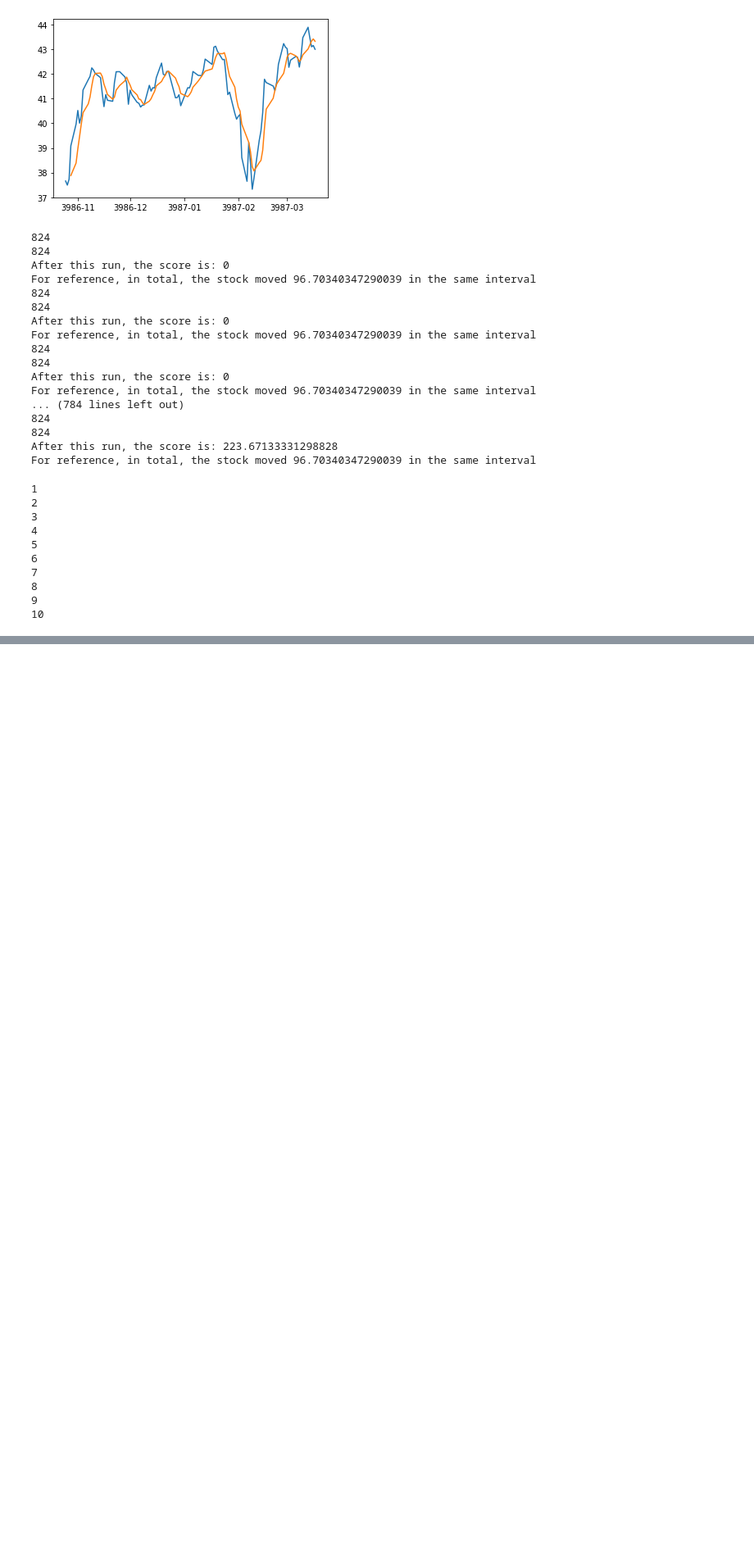
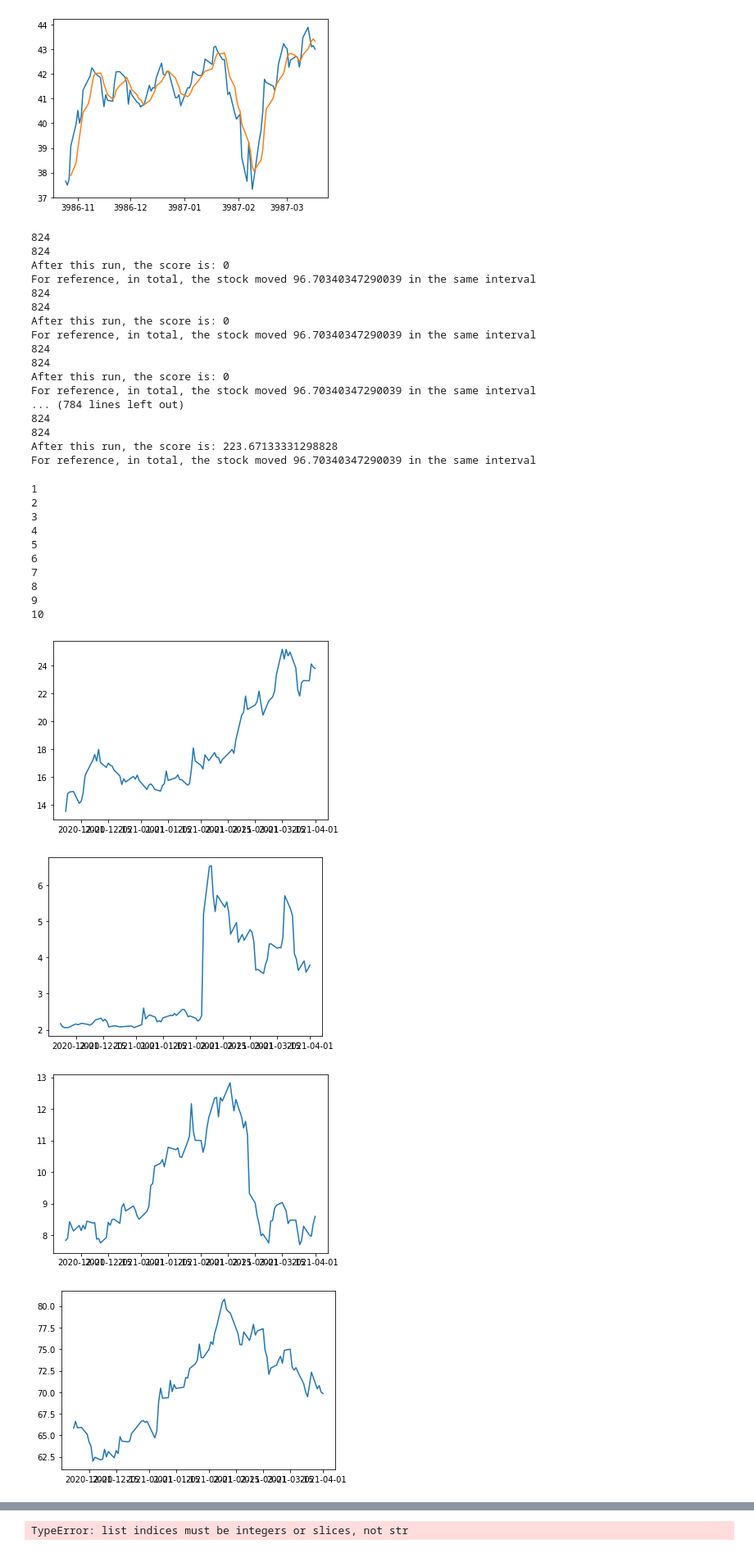
Before and after one commit to lukeJCa/auto-adjustive-MA, a Jupyter notebook: auto_MA_adjust.ipynb, the cells around one changed output, grey strips where cells are left out. Shown: that part at 82% size. Drawn from its saved outputs; the diff is of its cells as text; code cells hidden in the pictures; blank space fills up the shorter version.

```diff
--- a/auto_MA_adjust.ipynb
+++ b/auto_MA_adjust.ipynb
@@ -15,7 +15,7 @@ import matplotlib.pylab as plt
 # %%
 def get_historical_data(ticker):
 
-    time = 1200
+    time = 130
     try:
         data = reader.get_data_yahoo(symbols=ticker, start=datetime.datetime.now() - timedelta(days=time), end=datetime.datetime.now())
     except:
@@ -116,3 +116,14 @@ for n in x:
 8
 9
 10
+# %%
+tickers = [x[0] for x in np.array(pd.read_csv("nasdaq_COMPLETE.csv"))]
+for ticker in tickers:
+    df = get_historical_data(ticker)
+    plt.plot(df['Adj Close'])
+    plt.show()
+# %% [output]
+[figure, added]
+[figure, added]
+[figure, added]
+[figure, added]
@@ -118,0 +133 @@ for n in x:
+TypeError: list indices must be integers or slices, not str
```
Also changed, not shown: parts of 1 cell of this notebook, 4 other files.
